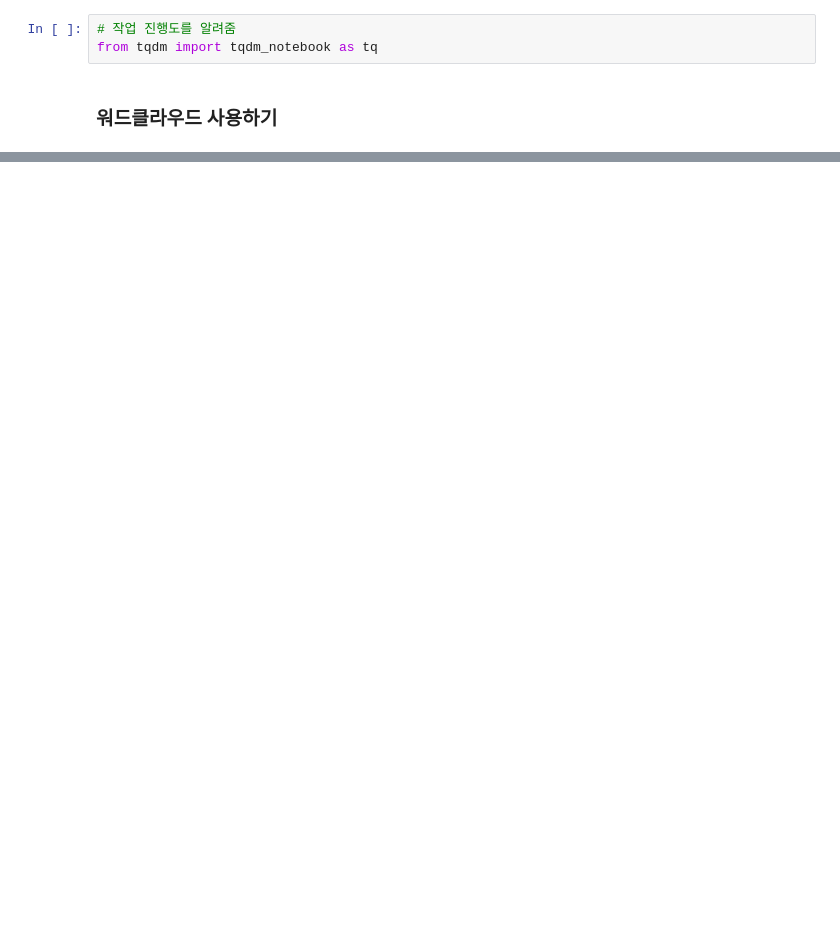
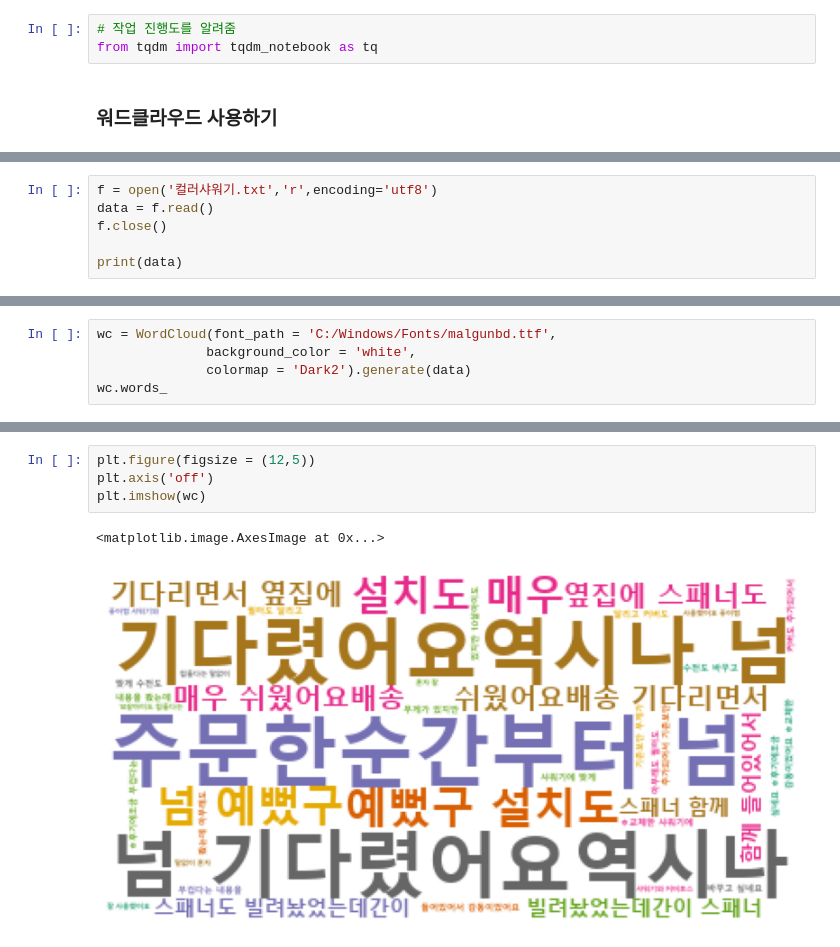
Before and after one commit to SeeUSoon93/python, a Jupyter notebook: 3. Crawling/ex03 바디럽페이지데이터수집.ipynb, the cells around one changed output, grey strips where cells are left out. Saved outputs shown, nothing was run; the diff lists cells and outputs as text; blank space fills up the shorter version.

```diff
--- a/3. Crawling/ex03 바디럽페이지데이터수집.ipynb
+++ b/3. Crawling/ex03 바디럽페이지데이터수집.ipynb
@@ -196,0 +206,6 @@ from tqdm import tqdm_notebook as tq
+# %%
+f = open('컬러샤워기.txt','r',encoding='utf8')
+data = f.read()
+f.close()
+
+print(data)
@@ -196,0 +260,5 @@ from tqdm import tqdm_notebook as tq
+# %%
+wc = WordCloud(font_path = 'C:/Windows/Fonts/malgunbd.ttf',
+              background_color = 'white',
+              colormap = 'Dark2').generate(data)
+wc.words_
@@ -196,0 +283,7 @@ from tqdm import tqdm_notebook as tq
+# %%
+plt.figure(figsize = (12,5))
+plt.axis('off')
+plt.imshow(wc)
+# %% [output]
+<matplotlib.image.AxesImage at 0x...>
+[figure, added]
```
Also changed, not shown: parts of 12 cells of this notebook, 5 other files.
